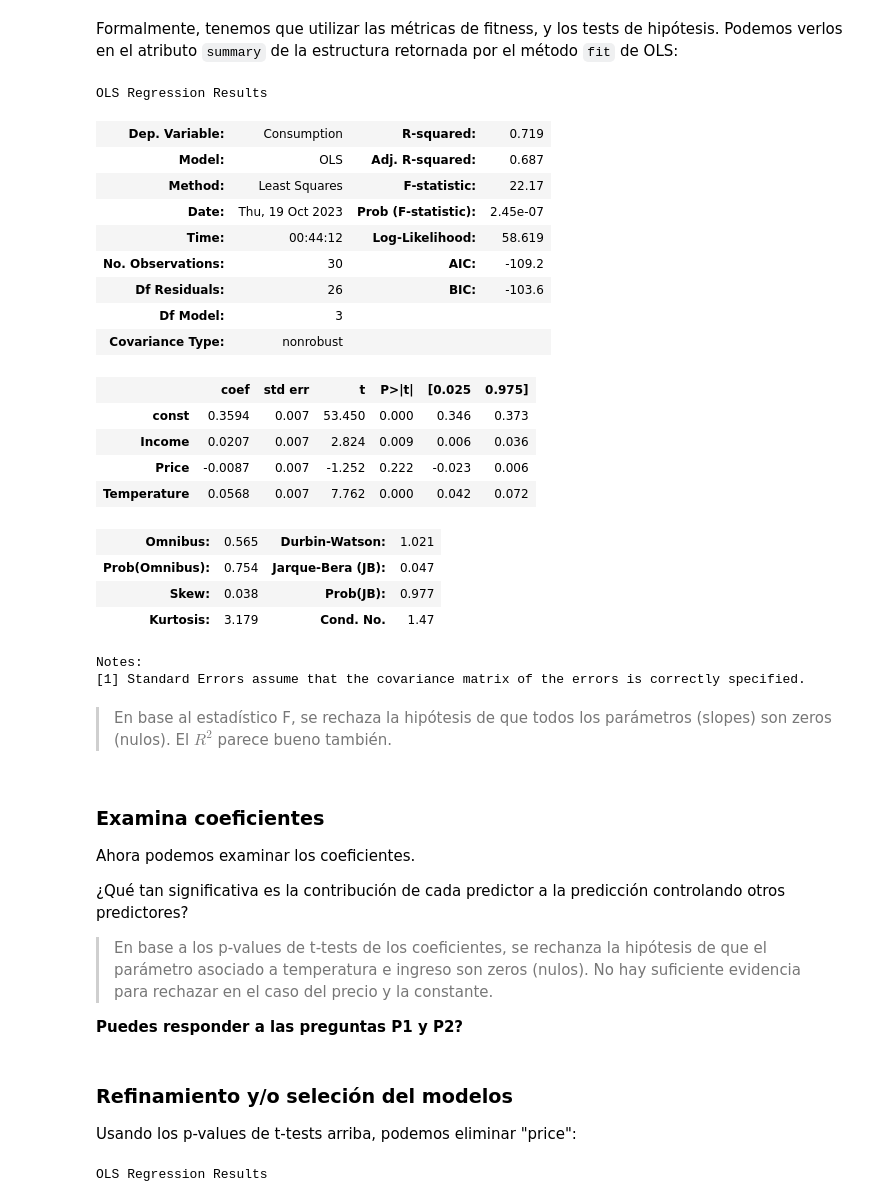
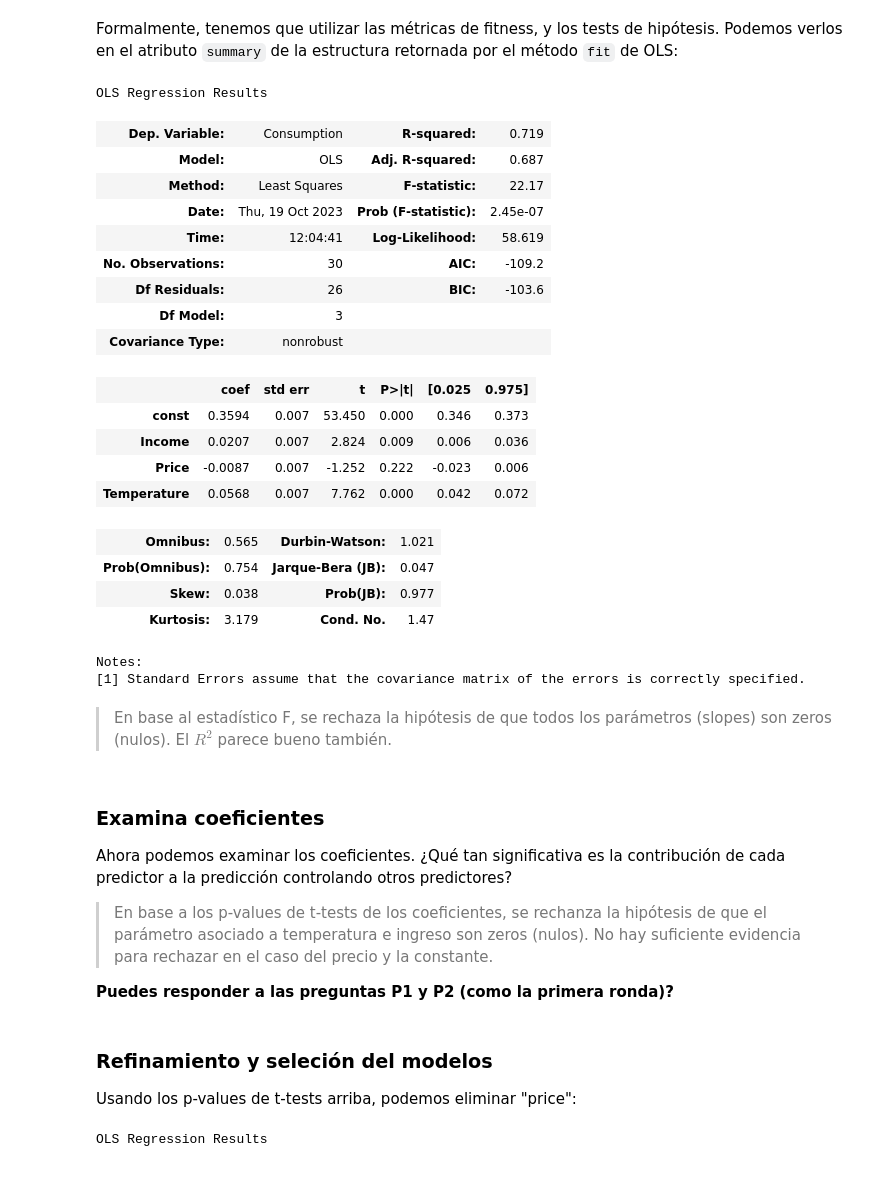
Before and after one commit to magister-informatica-uach/INFO337_2023, a Jupyter notebook: _sources/lectures/5_linear_regression/part2.ipynb, the cells around one changed output. Cells and saved outputs as stored; diff of their text form; code cells hidden in the pictures.

```diff
--- a/_sources/lectures/5_linear_regression/part2.ipynb
+++ b/_sources/lectures/5_linear_regression/part2.ipynb
@@ -557,14 +563,14 @@ El valor predicho sigue el valor real bastante bien.
 # %% [markdown]
 Formalmente, tenemos que utilizar las métricas de fitness, y los tests de hipótesis. Podemos verlos en el atributo `summary` de la estructura retornada por el método `fit` de OLS:
 # %%
-model.summary(alpha=0.05)
+model.summary()
 # %% [output]
 OLS Regression Results
 | Dep. Variable: | Consumption | R-squared: | 0.719 |
 | Model: | OLS | Adj. R-squared: | 0.687 |
 | Method: | Least Squares | F-statistic: | 22.17 |
 | Date: | Thu, 19 Oct 2023 | Prob (F-statistic): | 2.45e-07 |
-| Time: | 00:44:12 | Log-Likelihood: | 58.619 |
+| Time: | 12:04:41 | Log-Likelihood: | 58.619 |
 | No. Observations: | 30 | AIC: | -109.2 |
 | Df Residuals: | 26 | BIC: | -103.6 |
 | Df Model: | 3 |  |  |
@@ -585,15 +591,13 @@ Notes:
 # %% [markdown]
 ### Examina coeficientes
 
-Ahora podemos examinar los coeficientes.
-
-¿Qué tan significativa es la contribución de cada predictor a la predicción controlando otros predictores?
+Ahora podemos examinar los coeficientes. ¿Qué tan significativa es la contribución de cada predictor a la predicción controlando otros predictores?
 
 > En base a los p-values de t-tests de los coeficientes, se rechanza la hipótesis de que el parámetro asociado a temperatura e ingreso son zeros (nulos). No hay suficiente evidencia para rechazar en el caso del precio y la constante.
 
-**Puedes responder a las preguntas P1 y P2?**
+**Puedes responder a las preguntas P1 y P2 (como la primera ronda)?**
 # %% [markdown]
-### Refinamiento y/o seleción del modelos
+### Refinamiento y seleción del modelos
 
 Usando los p-values de t-tests arriba, podemos eliminar "price":
 # %%
```
Also changed, not shown: parts of 17 cells of this notebook, 2 other files.
